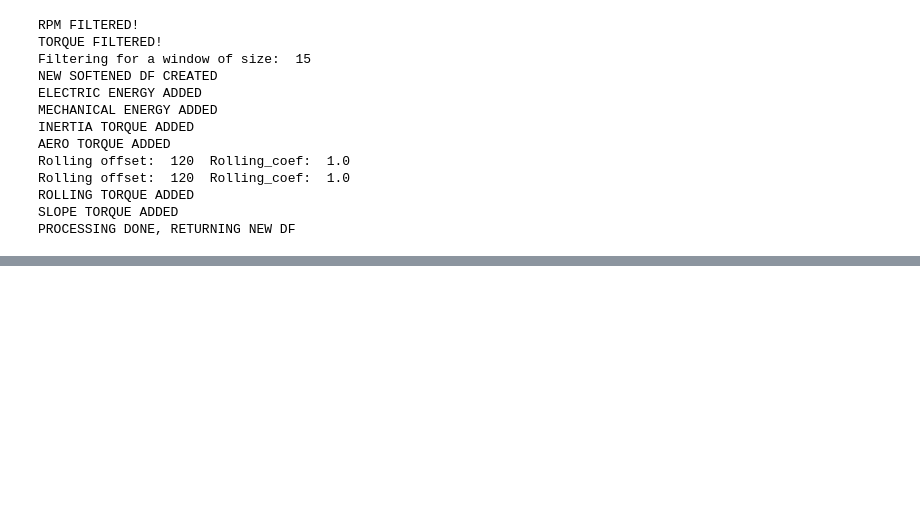
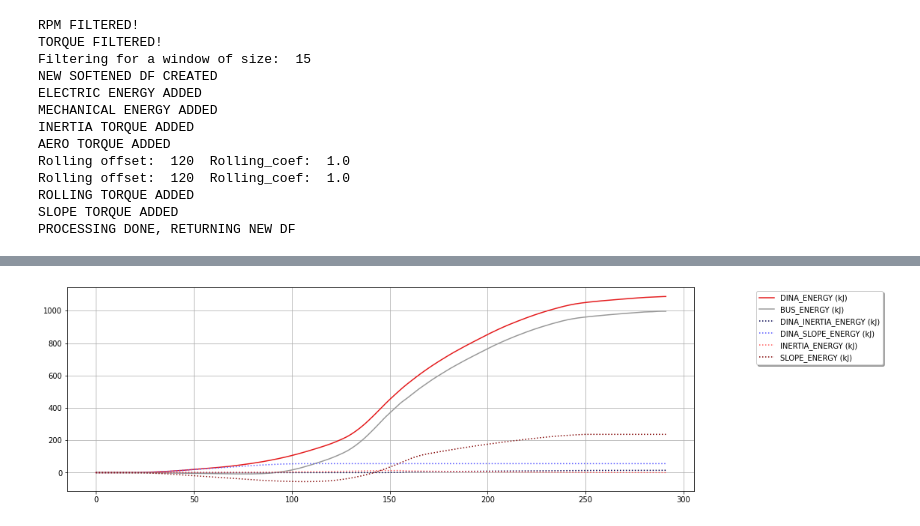
Before and after one commit to DanielSenseAI/transporte, a Jupyter notebook: AnalisisPruebas.ipynb, the cells around one changed output, grey strips where cells are left out. Cells and saved outputs as stored; diff of their text form; code cells hidden in the pictures; blank space fills up the shorter version.

```diff
--- a/AnalisisPruebas.ipynb
+++ b/AnalisisPruebas.ipynb
@@ -387,0 +472,4 @@ plot_prueba(data_f, mode = 2, ini=20, fin = 250)
+# %%
+plot_prueba(data_f, mode = 4)
+# %% [output]
+[figure, added]
```
Also changed, not shown: parts of 19 cells of this notebook, 2 other files.
